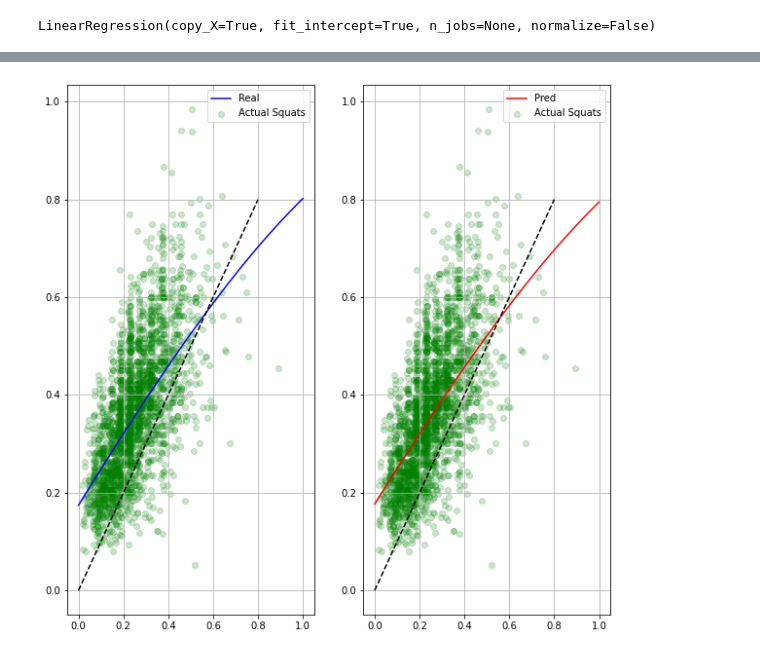
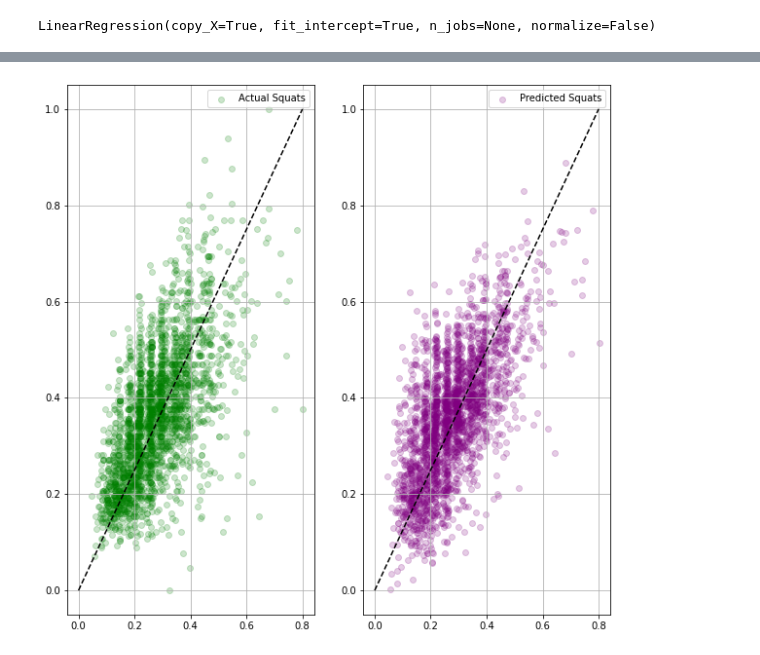
Before and after one commit to SerRichard/powerliftingrepo, a Jupyter notebook: Predicting lifts[Regression Comp].ipynb, the cells around one changed output, grey strips where cells are left out. Saved outputs shown, nothing was run; the diff lists cells and outputs as text; code cells hidden in the pictures.

```diff
--- a/Predicting lifts[Regression Comp].ipynb
+++ b/Predicting lifts[Regression Comp].ipynb
@@ -43,7 +43,7 @@ data = data.drop(columns=['Name', 'AgeClass', 'Division',
                           'Date', 'IPFPoints', 'TotalKg', 'Squat1Kg',
                           'Squat2Kg', 'Squat3Kg','Bench1Kg', 'Bench2Kg',
                           'Bench3Kg', 'Deadlift1Kg', 'Deadlift2Kg',
-                          'Deadlift3Kg', 'McCulloch', 'Glossbrenner',
+                          'Deadlift3Kg', 'McCulloch', 'Wilks',
                           'WeightClassKg'])
 
 data.columns
@@ -117,7 +117,7 @@ data[['Sex', 'Age', 'Equipment', 'BodyweightKg',
 # to accurate prediction. How accurate can we get with age,
 # sex, weight, and equipment?
 
-test_data = data[[ 'Sex', 'Age', 'BodyweightKg', 'Equipment', 'Wilks']]
+test_data = data[[ 'Sex', 'Age','BodyweightKg', 'Equipment', 'Glossbrenner']]
 
 target_squat = data[['Best3SquatKg']]
 
@@ -137,9 +137,9 @@ X_train, X_test, b_train, b_test = train_test_split(X, b, test_size=0.1, random_
 X_train, X_test, d_train, d_test = train_test_split(X, d, test_size=0.1, random_state=3)
 # %%
 # Prepare random forest models, check r2_scores.
-srfregr = RandomForestRegressor(n_estimators=100, max_depth = 30)
-brfregr = RandomForestRegressor(n_estimators=100, max_depth = 30)
-drfregr = RandomForestRegressor(n_estimators=100, max_depth = 30)
+srfregr = RandomForestRegressor(n_estimators=10, max_depth = 15, bootstrap=True)
+brfregr = RandomForestRegressor(n_estimators=10, max_depth = 15, bootstrap=True)
+drfregr = RandomForestRegressor(n_estimators=10, max_depth = 15, bootstrap=True)
 # %%
 srfregr.fit(X_train, s_train.values.ravel())
 # %% [output]
@@ -287,24 +315,24 @@ plt.show()
 # %%
+# Visualising the difference between the actual squats, and the
+# predicted squats
 xfit = np.linspace(0, 1)
 yfit = LinearRegression().fit(S_bw, slr_pred).predict(xfit[:, None])
 zfit = LinearRegression().fit(S_bw, s_test).predict(xfit[:, None])
 plt.figure(figsize=(10,10))
 
 plt.subplot(1 , 2, 1)
 plt.scatter(S_bw, s_test, color = 'g', label='Actual Squats', alpha=0.2)
-plt.plot(xfit, np.sin(zfit), color = 'b', label='Real');
-plt.plot([0,0.8], [0,0.8], 'k--')
+plt.plot([0,0.8], [0,1], 'k--')
 plt.legend()
 plt.grid(True)
 
 plt.subplot(1 , 2, 2)
-plt.scatter(S_bw, s_test, color = 'g', label='Actual Squats', alpha=0.2)
-plt.plot(xfit, np.sin(yfit), color = 'r', label='Pred');
-plt.plot([0,0.8], [0,0.8], 'k--')
+plt.scatter(S_bw, slr_pred, color = 'purple', label='Predicted Squats', alpha=0.2)
+plt.plot([0,0.8], [0,1], 'k--')
 plt.legend()
 plt.grid(True)
 
 ax.grid(True)
 plt.show()
 # %% [output]
-[figure, old version]
+[figure, new version]
```
Also changed, not shown: parts of 20 cells of this notebook.
